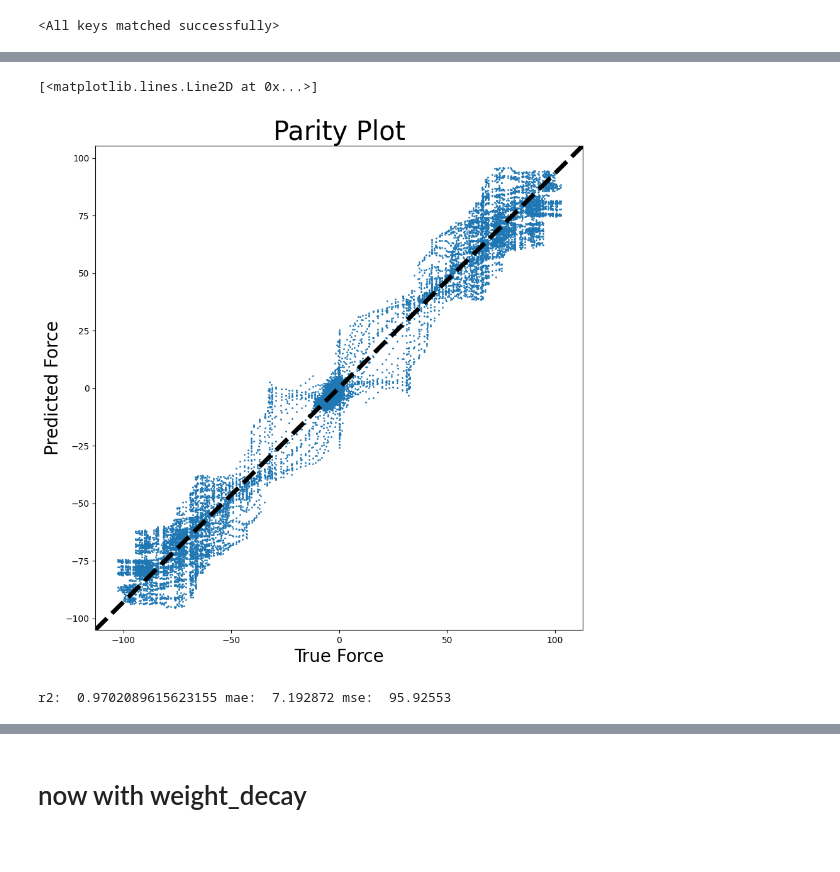
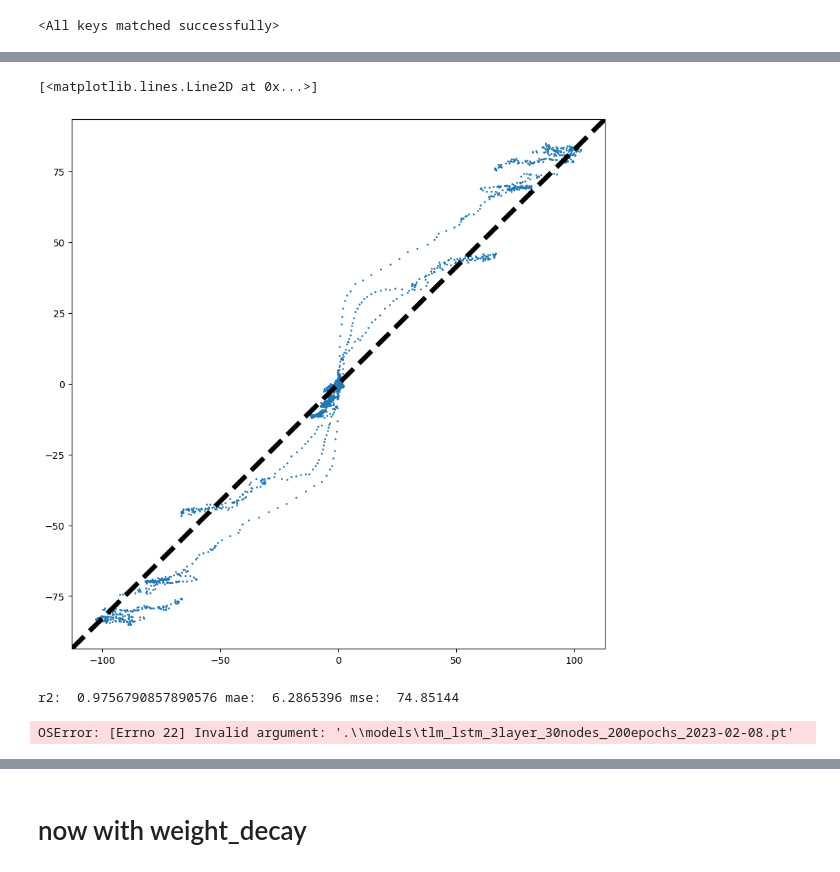
Before and after one commit to ericfonseca95/kmk, a Jupyter notebook: notebooks/LSTM_TLM.ipynb, the cells around one changed output, grey strips where cells are left out. Cells and saved outputs as stored; diff of their text form; code cells hidden in the pictures.

```diff
--- a/notebooks/LSTM_TLM.ipynb
+++ b/notebooks/LSTM_TLM.ipynb
@@ -292,9 +292,9 @@ class Dataset_LSTM(torch.utils.data.Dataset):
     def __len__(self):
         return len(self.subject_index)
 # %%
-df = pd.read_pickle('../data/SeparatedData.pkl')
+df = pd.read_pickle('../data/SeparatedData_MedFilt.pkl')
 window_size = 100
-stride = 20
+stride = window_size
 df
 # %% [output]
 |  | Time | Event | EPB | EPL | FPL | APL | ADD | FCU | FPB | OPP | Fx | ... |
@@ -313,8 +313,8 @@ df
 # %%
 leave_out_df = df[df['Subject'] == 'RGr10']
 train_df = df[df['Subject'] != 'RGr10']
-train_data = Dataset_LSTM(train_df, window_size=100, stride=5)
-test_data = Dataset_LSTM(leave_out_df, window_size=100, stride=5)
+train_data = Dataset_LSTM(train_df, window_size=window_size, stride=stride)
+test_data = Dataset_LSTM(leave_out_df, window_size=window_size, stride=stride)
 # %%
 model = lstm(n_linear_layers=3, n_outputs = len(train_data.Y[0].flatten()), lstm_n_outputs = 3000, layer_size=30).to('cuda')
 model(train_data.X[0:10].to('cuda')).shape
@@ -373,7 +373,7 @@ model.__dir__()[-40:-1]
  'xpu']
 # %%
 
-tlm = TLLSTM(model, train_data.X[0:10].to('cpu'), change_layers=2)
+tlm = TLLSTM(model, train_data.X[0:10].to('cpu'), change_layers=3)
 # %%
 X_train = train_data.X.to('cuda')
 Y_train = train_data.Y.to('cuda')
@@ -420,17 +424,17 @@ plot_learning_curve(loss, title='Learning Curve', xlabel='Epoch', ylabel='Loss',
 # %%
 # test the model on the test data. I dont expect this to work well because the model was only on simulated data
 import gc
 pred = batch_predict(tlm, test_data.X.to('cuda'), batch_size=256*16)
 # lets make a beautiful parity plot worthy of a Nobel Prize
 fig, ax = plt.subplots(1,1, figsize=(10,10))
 ax.scatter(test_data.Y.flatten().detach().cpu().numpy(), pred.flatten(), s=1)
-ax.set_xlabel('True Force', fontsize=20)
-ax.set_ylabel('Predicted Force', fontsize=20)
-ax.set_title('Parity Plot', fontsize=30)
+#ax.set_xlabel('True Force', fontsize=20)
+#ax.set_ylabel('Predicted Force', fontsize=20)
+#ax.set_title('Parity Plot', fontsize=30)
 ax.plot([0, 1], [0, 1], '--k', linewidth=5, transform=ax.transAxes)
 # %% [output]
 [<matplotlib.lines.Line2D at 0x...>]
-[figure, old version]
+[figure, new version]
 # %%
 from sklearn.metrics import r2_score, mean_absolute_error, mean_squared_error
 r2 = r2_score(test_data.Y.flatten().detach().cpu().numpy(), pred.flatten().detach().cpu().numpy())
@@ -438,7 +442,7 @@ mae = mean_absolute_error(test_data.Y.flatten().detach().cpu().numpy(), pred.fla
 mse = mean_squared_error(test_data.Y.flatten().detach().cpu().numpy(), pred.flatten().detach().cpu().numpy())
 print('r2: ', r2, 'mae: ', mae, 'mse: ', mse)
 # %% [output]
-r2:  0.9702089615623155 mae:  7.192872 mse:  95.92553
+r2:  0.9756790857890576 mae:  6.2865396 mse:  74.85144
 # %%
 from datetime import datetime
 import os
@@ -455,3 +459,11 @@ def save_model(model, name):
     torch.save(model.state_dict(), 'models/' + name + '.pt')
 # save the model include the todays date
 save_model(model, 'tlm_lstm_3layer_30nodes_200epochs_' + str(datetime.now().date()))
+# %%
+model = lstm(n_linear_layers=3, n_outputs = len(train_data.Y[0].flatten()), lstm_n_outputs = 3000, layer_size=30).to('cuda')
+model(train_data.X[0:10].to('cuda')).shape
+model.load_state_dict(torch.load('.\models\lstm_3layer_30nodes_200epochs_2023-02-08.pt'))
+tlm = TLLSTM(model, train_data.X[0:10].to('cpu'), change_layers=2)
+tlm.load_state_dict(torch.load('.\models\tlm_lstm_3layer_30nodes_200epochs_2023-02-08.pt'))
+# %% [output]
+OSError: [Errno 22] Invalid argument: '.\\models\tlm_lstm_3layer_30nodes_200epochs_2023-02-08.pt'
```
Also changed, not shown: parts of 8 cells of this notebook, 3 other files.
